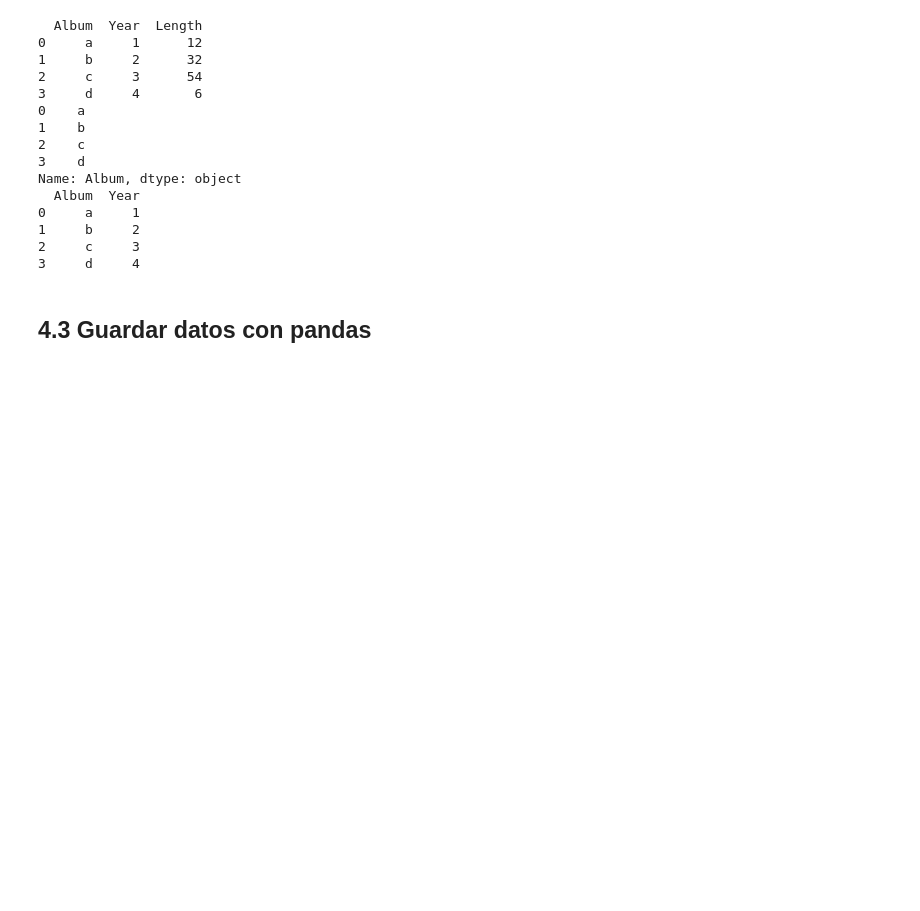
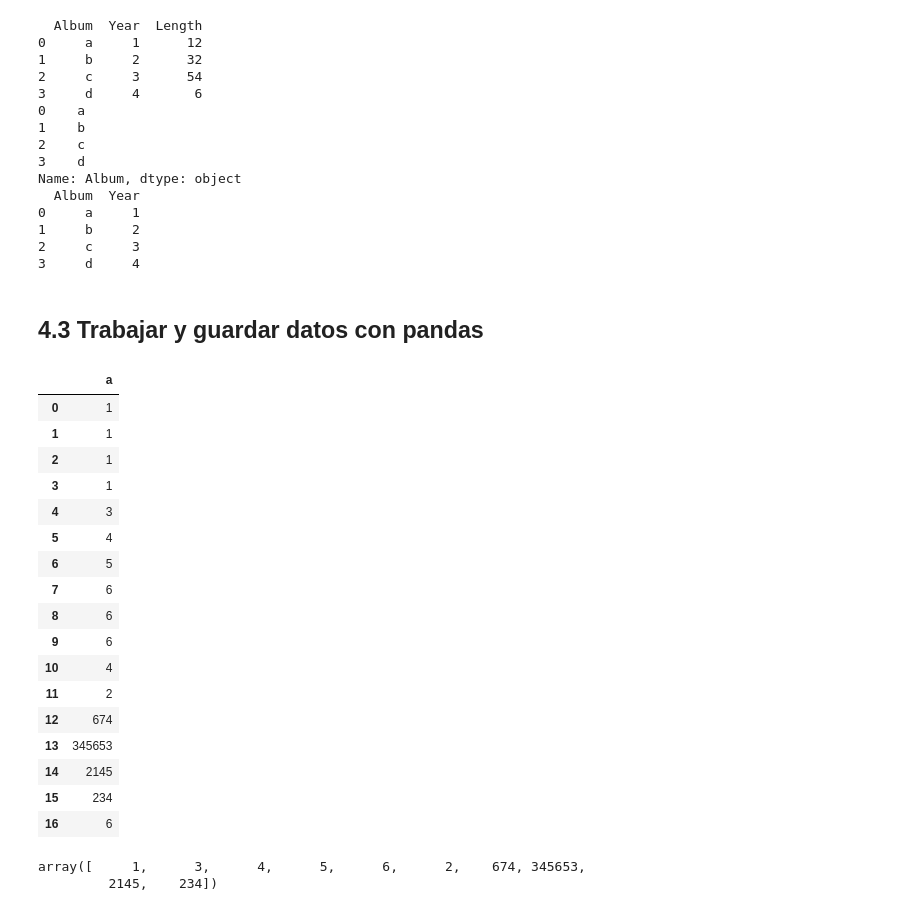
Before and after one commit to PosgradoMNA/actividades-de-aprendizaje-A01793108, a Jupyter notebook: Actividades de aprendizaje - Ciencia de Datos - IBM - Ricardo Robayo.ipynb, the cells around one changed output. Drawn from its saved outputs; the diff is of its cells as text; code cells hidden in the pictures; blank space fills up the shorter version.

```diff
--- a/Actividades de aprendizaje - Ciencia de Datos - IBM - Ricardo Robayo.ipynb
+++ b/Actividades de aprendizaje - Ciencia de Datos - IBM - Ricardo Robayo.ipynb
@@ -717,4 +717,32 @@ Name: Album, dtype: object
 2     c     3
 3     d     4
 # %% [markdown]
-## 4.3 Guardar datos con pandas
+## 4.3 Trabajar y guardar datos con pandas
+# %%
+ejemplo = {'a':[1,1,1,1,3,4,5,6,6,6,4,2,674,345653,2145,234,6]}
+ejemplo = pd.DataFrame(ejemplo)
+ejemplo
+# %% [output]
+|  | a |
+| 0 | 1 |
+| 1 | 1 |
+| 2 | 1 |
+| 3 | 1 |
+| 4 | 3 |
+| 5 | 4 |
+| 6 | 5 |
+| 7 | 6 |
+| 8 | 6 |
+| 9 | 6 |
+| 10 | 4 |
+| 11 | 2 |
+| 12 | 674 |
+| 13 | 345653 |
+| 14 | 2145 |
+| 15 | 234 |
+| 16 | 6 |
+# %%
+ejemplo['a'].unique()
+# %% [output]
+array([     1,      3,      4,      5,      6,      2,    674, 345653,
+         2145,    234])
```
Also changed, not shown: parts of 2 cells of this notebook.
